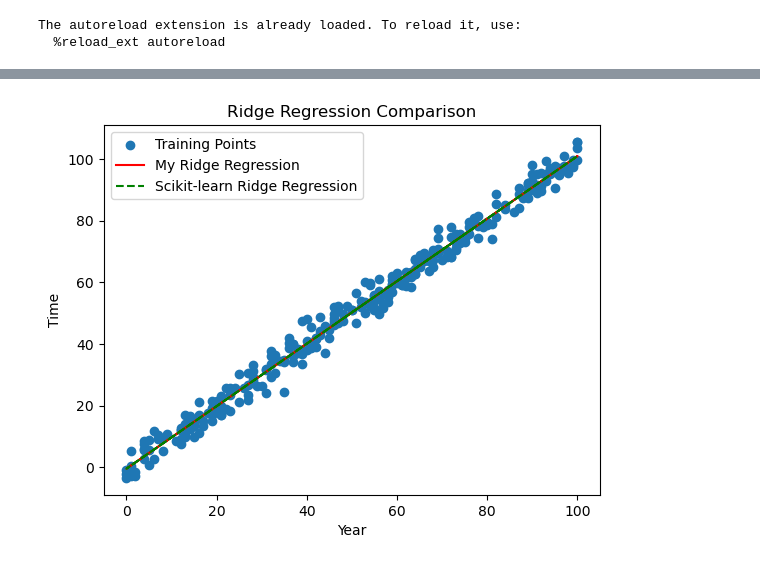
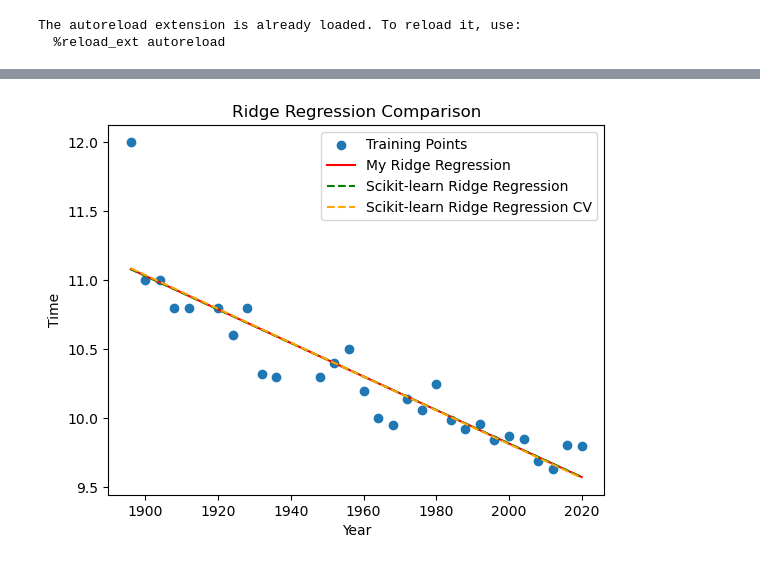
Before and after one commit to Michele2301/MALIS-projects, a Jupyter notebook: Project3/experiments.ipynb, the cells around one changed output, grey strips where cells are left out. Drawn from its saved outputs; the diff is of its cells as text; code cells hidden in the pictures.

```diff
--- a/Project3/experiments.ipynb
+++ b/Project3/experiments.ipynb
@@ -3,7 +3,7 @@
 %autoreload 2
 import numpy as np
 import pandas as pd
-olympics=0
+olympics=1
 if olympics==1:
     dataset=pd.read_csv('./Data/olympics_100m.csv')
 else:
@@ -66,0 +66,22 @@ best lambda atm:  1.3387762011000001e-09
+# %%
+order_of_magnitude=lambda_value
+for order in np.array(10.0 ** np.arange(np.log10(order_of_magnitude)+1, -10, -1)):
+    lambda_values=np.linspace(max(lambda_values[np.argmin(lambda_mses)]-1*order,0),lambda_values[np.argmin(lambda_mses)]+1*order,num=(20+1))
+    lambda_mses=[]
+    for lambda_value in lambda_values:
+        print('lambda_value: ',lambda_value)
+        ridge=Ridge_Regression(lambda_value)
+        mses=[]
+        for i in range(k):
+            # K-fold cross validation (take the data from the i-th fold as test data)
+            Xi=np.concatenate((X[:i*fold_size],X[(i+1)*fold_size:]),axis=0)
+            Yi=np.concatenate((Y[:i*fold_size],Y[(i+1)*fold_size:]),axis=0)
+            ridge.Train(Xi,Yi)
+            y_pred=ridge.Predict(X[i*fold_size:(i+1)*fold_size])
+            mses.append(((Y[i*fold_size:(i+1)*fold_size]-y_pred)**2).mean())
+        lambda_mses.append(np.mean(mses))
+        print('lambda: ',lambda_value,' mse: ',np.mean(lambda_mses))
+    print('best lambda atm: ',lambda_values[np.argmin(lambda_mses)])
+    lambda_value=lambda_values[np.argmin(lambda_mses)]
+
+print('best lambda: ',lambda_value)
@@ -102,20 +141,25 @@ w_sklearn:  [[1.01433536]] [-0.46181077]
 # %%
 import matplotlib.pyplot as plt
 ridge=Ridge_Regression(lambda_value)
 ridge.Train(X,Y)
 y_pred=ridge.Predict(X)
 from sklearn.linear_model import Ridge
 ridge_sklearn=Ridge(alpha=lambda_value)
 ridge_sklearn.fit(X,Y)
 y_pred_sklearn=ridge_sklearn.predict(X)
+from sklearn.linear_model import RidgeCV
+ridge_cv=RidgeCV(cv=k)
+ridge_cv.fit(X,Y)
+y_pred_cv=ridge_cv.predict(X)
 plt.scatter(X, Y, label='Training Points')
 plt.plot(X, y_pred, label='My Ridge Regression', color='red')
 plt.plot(X, y_pred_sklearn, label='Scikit-learn Ridge Regression', linestyle='--', color='green')
+plt.plot(X, y_pred_cv, label='Scikit-learn Ridge Regression CV', linestyle='--', color='orange')
 
 plt.title('Ridge Regression Comparison')
 plt.xlabel('Year')
 plt.ylabel('Time')
 plt.legend()
 plt.show()
 # %% [output]
-[figure, old version]
+[figure, new version]
```
Also changed, not shown: parts of 5 cells of this notebook.
